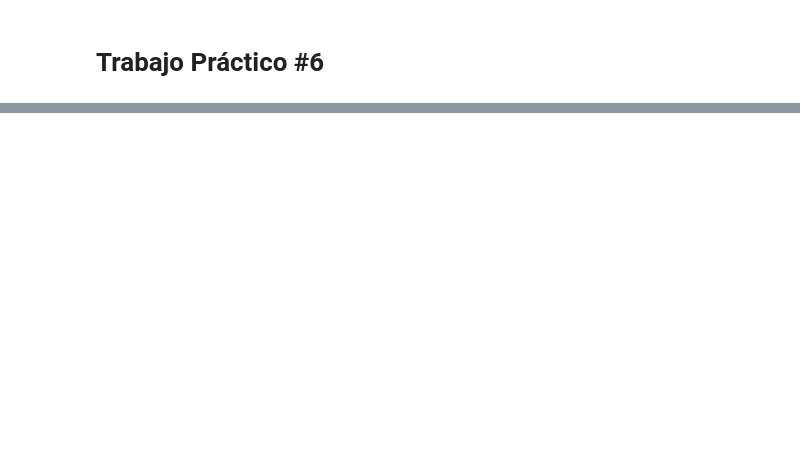
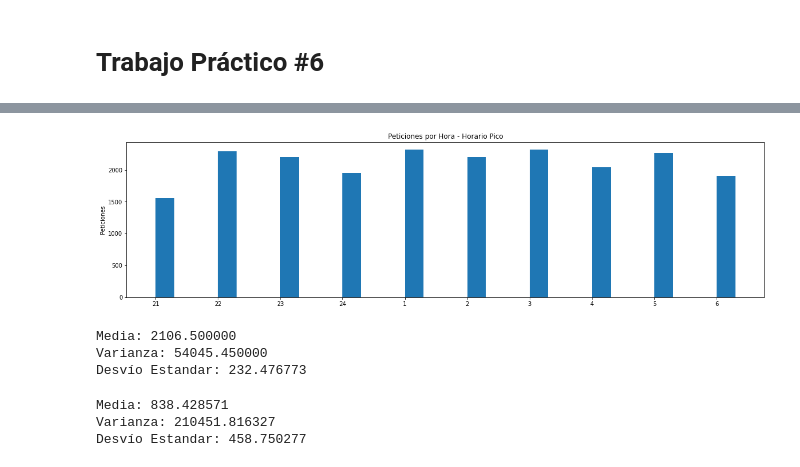
Before and after one commit to SwaXTech/Simulacion-EaE, a Jupyter notebook: tp6.ipynb, the cells around one changed output, grey strips where cells are left out. Drawn from its saved outputs; the diff is of its cells as text; code cells hidden in the pictures; blank space fills up the shorter version.

```diff
--- a/tp6.ipynb
+++ b/tp6.ipynb
@@ -115,0 +188,19 @@ plt.show()
+# %%
+#@title Histograma - Horario Pico
+graph(dictionary_horario_pico, "Peticiones por Hora - Horario Pico")
+# %% [output]
+[figure, added]
+# %%
+#@title Media Varianza y Desvío Estandar - Horario Pico
+print_data(dictionary_horario_pico)
+# %% [output]
+Media: 2106.500000
+Varianza: 54045.450000
+Desvío Estandar: 232.476773
+# %%
+#@title Media Varianza y Desvío Estandar - Horario Normal
+print_data(dictionary_horario_normal)
+# %% [output]
+Media: 838.428571
+Varianza: 210451.816327
+Desvío Estandar: 458.750277
```
Also changed, not shown: parts of 11 cells of this notebook.
